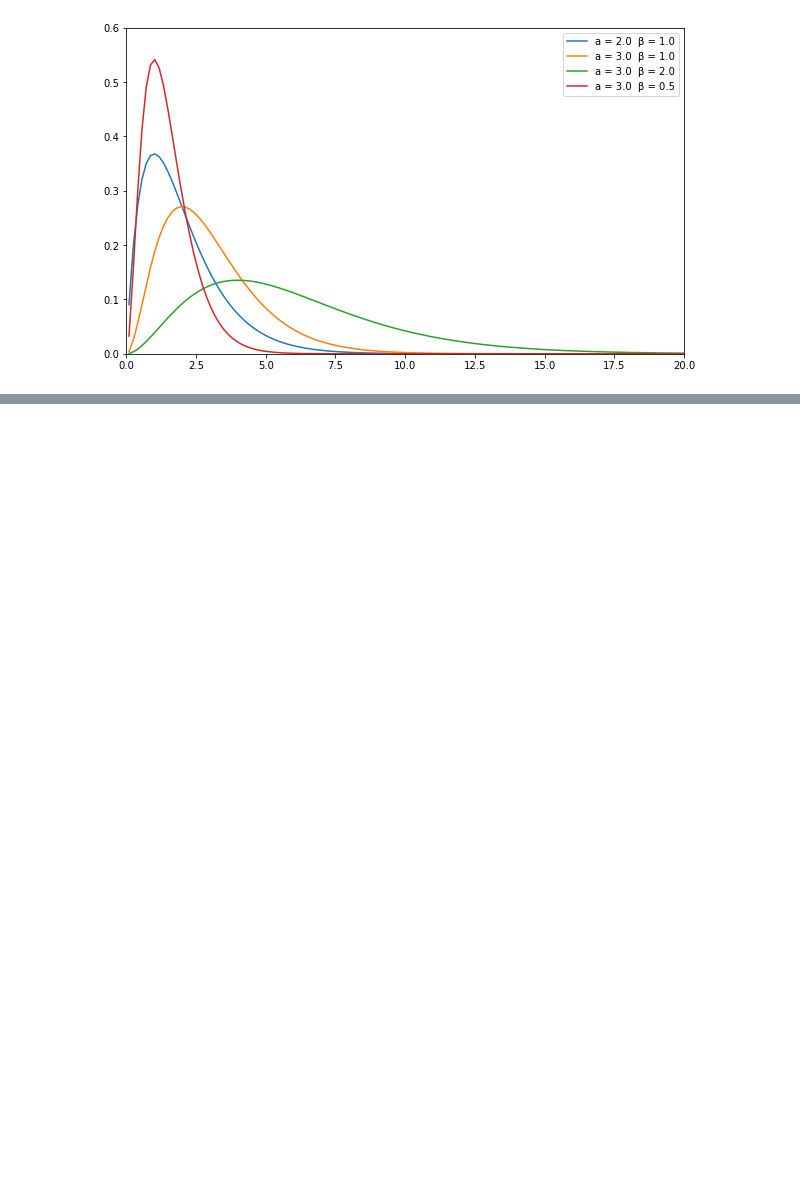
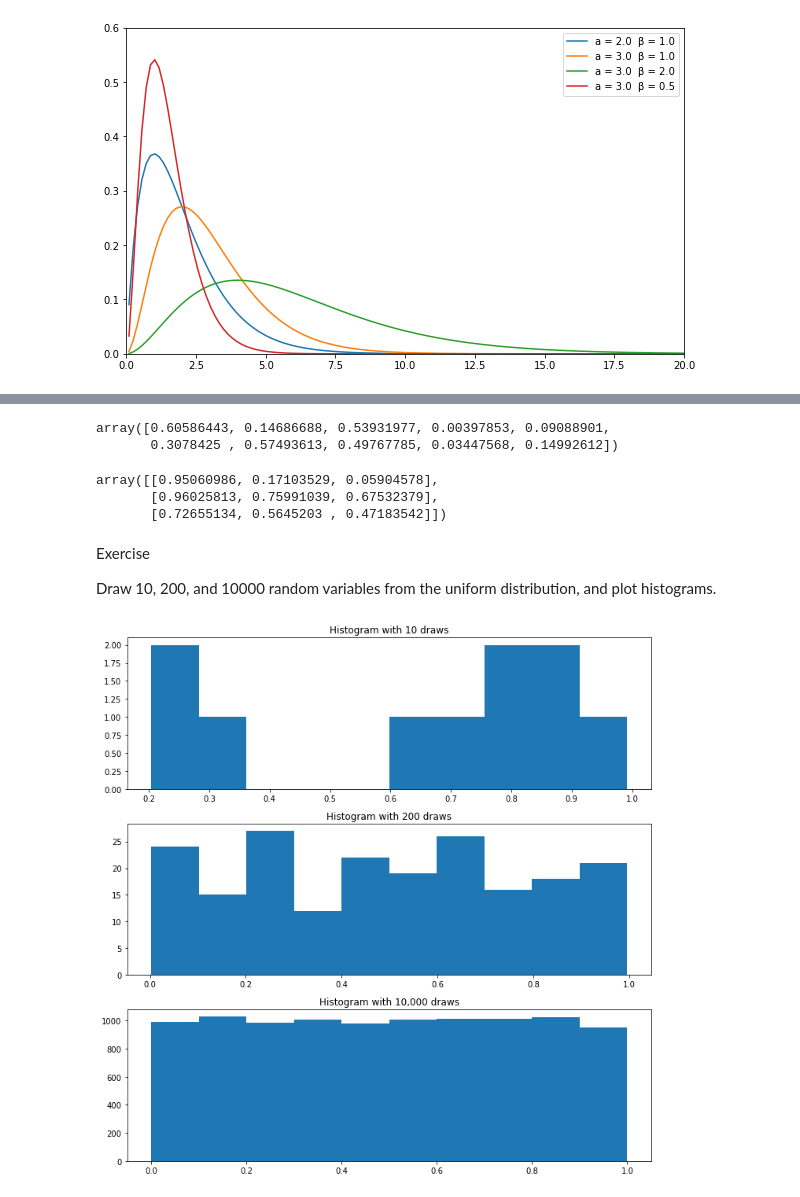
Before and after one commit to weix1996/lectures, a Jupyter notebook: Lecture 8 Randomness.ipynb, the cells around one changed output, grey strips where cells are left out. Saved outputs shown, nothing was run; the diff lists cells and outputs as text; code cells hidden in the pictures; blank space fills up the shorter version.

```diff
--- a/Lecture 8 Randomness.ipynb
+++ b/Lecture 8 Randomness.ipynb
@@ -295,0 +319,34 @@ ax.legend();
+# %%
+uniform.rvs(size=10)
+# %% [output]
+array([0.60586443, 0.14686688, 0.53931977, 0.00397853, 0.09088901,
+       0.3078425 , 0.57493613, 0.49767785, 0.03447568, 0.14992612])
+# %%
+uniform.rvs(size=(3,3))
+# %% [output]
+array([[0.95060986, 0.17103529, 0.05904578],
+       [0.96025813, 0.75991039, 0.67532379],
+       [0.72655134, 0.5645203 , 0.47183542]])
+# %% [markdown]
+Exercise
+
+Draw 10, 200, and 10000 random variables from the uniform distribution, and plot histograms.
+# %%
+draws_10 = uniform.rvs(size=10)
+draws_200 = uniform.rvs(size=200)
+draws_10000 = uniform.rvs(size=10_000)
+# %%
+fig, ax = plt.subplots(3, figsize=(10,10))
+
+ax[0].set_title("Histogram with 10 draws")
+ax[0].hist(draws_10)
+
+ax[1].set_title("Histogram with 200 draws")
+ax[1].hist(draws_200)
+
+ax[2].set_title("Histogram with 10,000 draws")
+ax[2].hist(draws_10000)
+
+fig.tight_layout()
+# %% [output]
+[figure, added]
```
Also changed, not shown: parts of 19 cells of this notebook.
